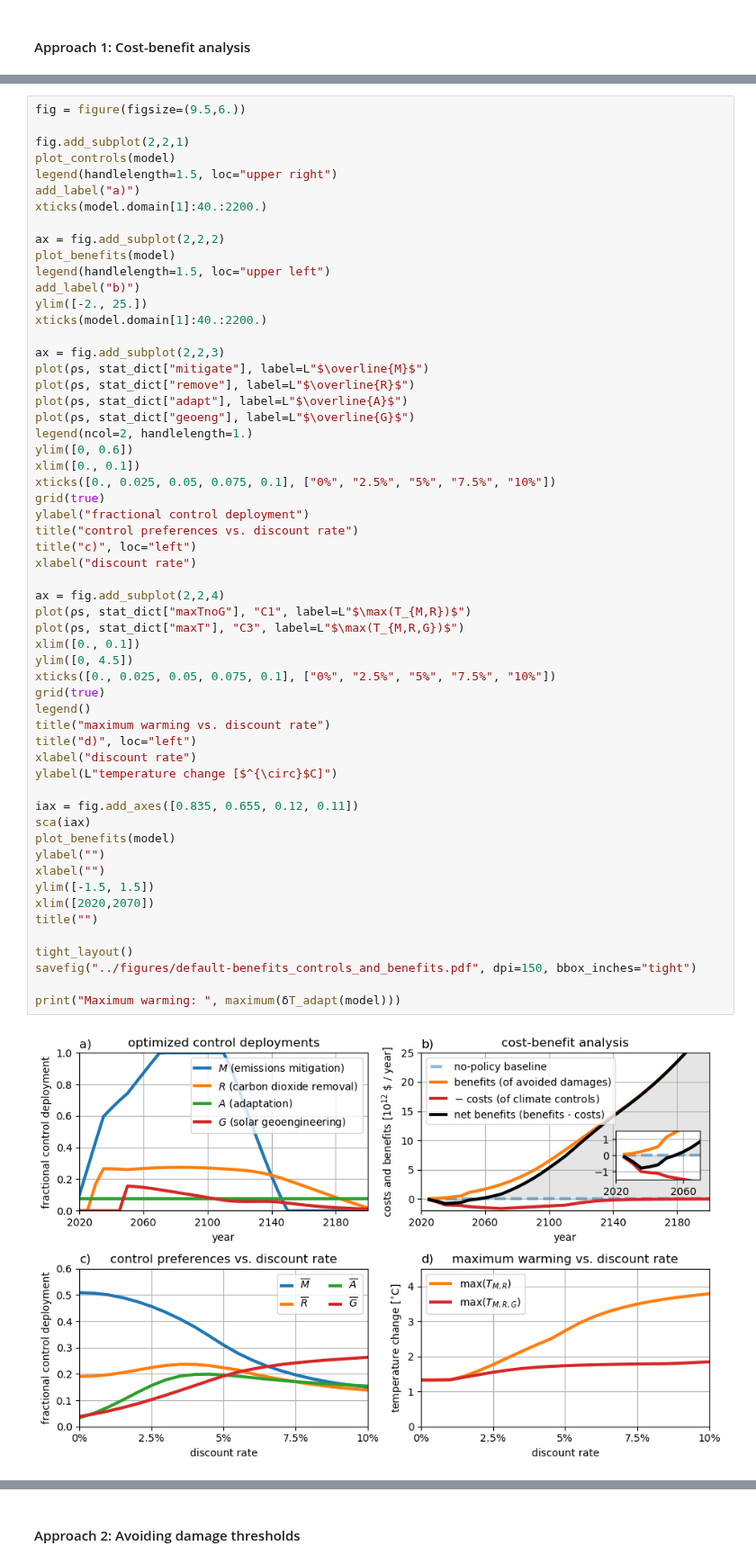
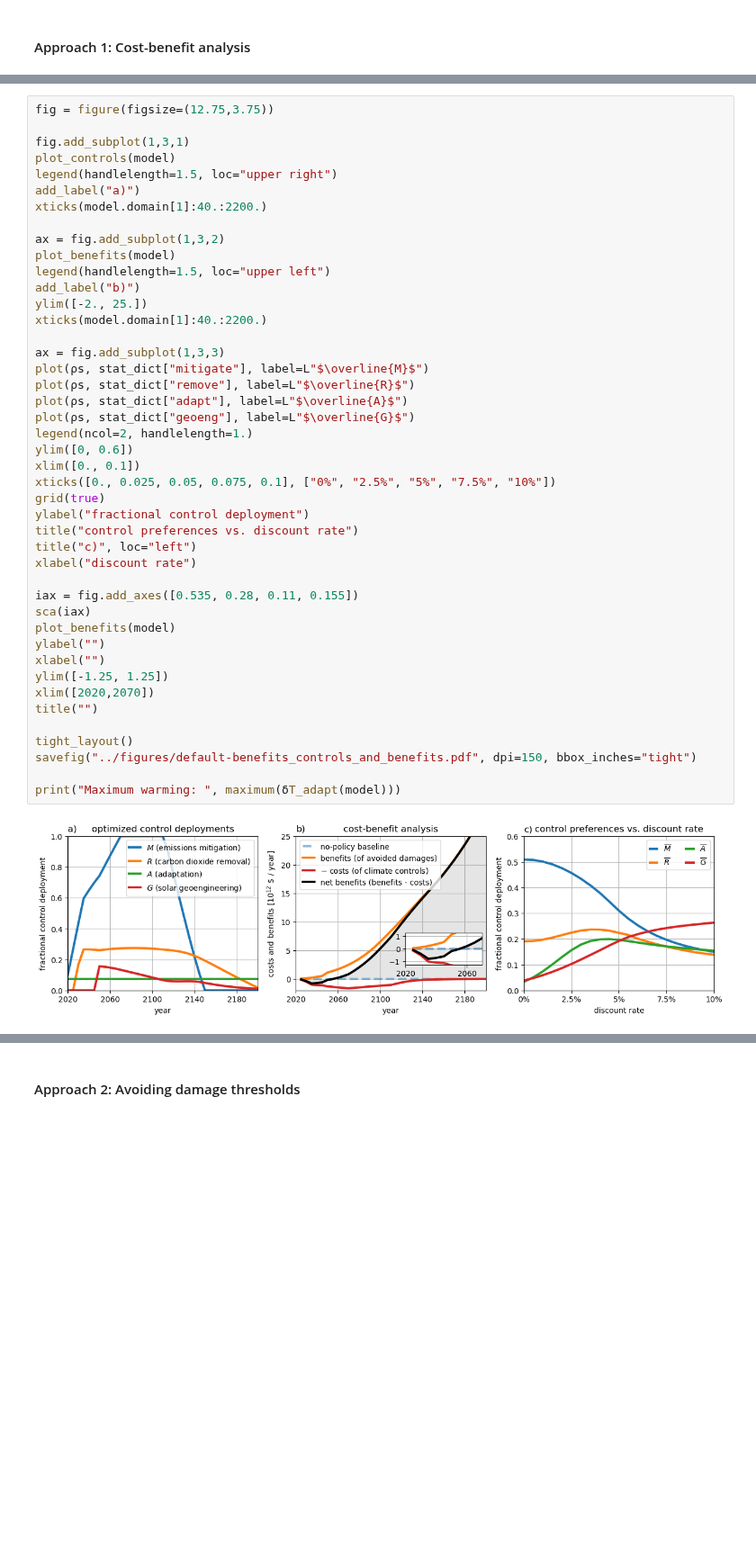
Before and after one commit to hdrake/OptimizeClimate, a Jupyter notebook: notebooks/1_default_figures.ipynb, the cells around one changed output, grey strips where cells are left out. Shown at 90% size. Saved outputs shown, nothing was run; the diff lists cells and outputs as text; blank space fills up the shorter version.

Commit message:
Fixed some figure labels

```diff
--- a/notebooks/1_default_figures.ipynb
+++ b/notebooks/1_default_figures.ipynb
@@ -59,62 +65,49 @@ Solve_Succeeded
 # %%
-fig = figure(figsize=(9.5,6.))
+fig = figure(figsize=(12.75,3.75))
 
-fig.add_subplot(2,2,1)
+fig.add_subplot(1,3,1)
 plot_controls(model)
 legend(handlelength=1.5, loc="upper right")
 add_label("a)")
 xticks(model.domain[1]:40.:2200.)
 
-ax = fig.add_subplot(2,2,2)
+ax = fig.add_subplot(1,3,2)
 plot_benefits(model)
 legend(handlelength=1.5, loc="upper left")
 add_label("b)")
 ylim([-2., 25.])
 xticks(model.domain[1]:40.:2200.)
 
-ax = fig.add_subplot(2,2,3)
+ax = fig.add_subplot(1,3,3)
 plot(ρs, stat_dict["mitigate"], label=L"$\overline{M}$")
 plot(ρs, stat_dict["remove"], label=L"$\overline{R}$")
 plot(ρs, stat_dict["adapt"], label=L"$\overline{A}$")
 plot(ρs, stat_dict["geoeng"], label=L"$\overline{G}$")
 legend(ncol=2, handlelength=1.)
 ylim([0, 0.6])
 xlim([0., 0.1])
 xticks([0., 0.025, 0.05, 0.075, 0.1], ["0%", "2.5%", "5%", "7.5%", "10%"])
 grid(true)
 ylabel("fractional control deployment")
 title("control preferences vs. discount rate")
 title("c)", loc="left")
 xlabel("discount rate")
 
-ax = fig.add_subplot(2,2,4)
-plot(ρs, stat_dict["maxTnoG"], "C1", label=L"$\max(T_{M,R})$")
-plot(ρs, stat_dict["maxT"], "C3", label=L"$\max(T_{M,R,G})$")
-xlim([0., 0.1])
-ylim([0, 4.5])
-xticks([0., 0.025, 0.05, 0.075, 0.1], ["0%", "2.5%", "5%", "7.5%", "10%"])
-grid(true)
-legend()
-title("maximum warming vs. discount rate")
-title("d)", loc="left")
-xlabel("discount rate")
-ylabel(L"temperature change [$^{\circ}$C]")
-
-iax = fig.add_axes([0.835, 0.655, 0.12, 0.11])
+iax = fig.add_axes([0.535, 0.28, 0.11, 0.155])
 sca(iax)
 plot_benefits(model)
 ylabel("")
 xlabel("")
-ylim([-1.5, 1.5])
+ylim([-1.25, 1.25])
 xlim([2020,2070])
 title("")
 
 tight_layout()
 savefig("../figures/default-benefits_controls_and_benefits.pdf", dpi=150, bbox_inches="tight")
 
 print("Maximum warming: ", maximum(δT_adapt(model)))
 # %% [output]
-[figure, old version]
+[figure, new version]
 Maximum warming: 1.2839736769477197
 # %% [markdown]
 #### Approach 2: Avoiding damage thresholds
```
Also changed, not shown: parts of 5 cells of this notebook, 4 other files.
